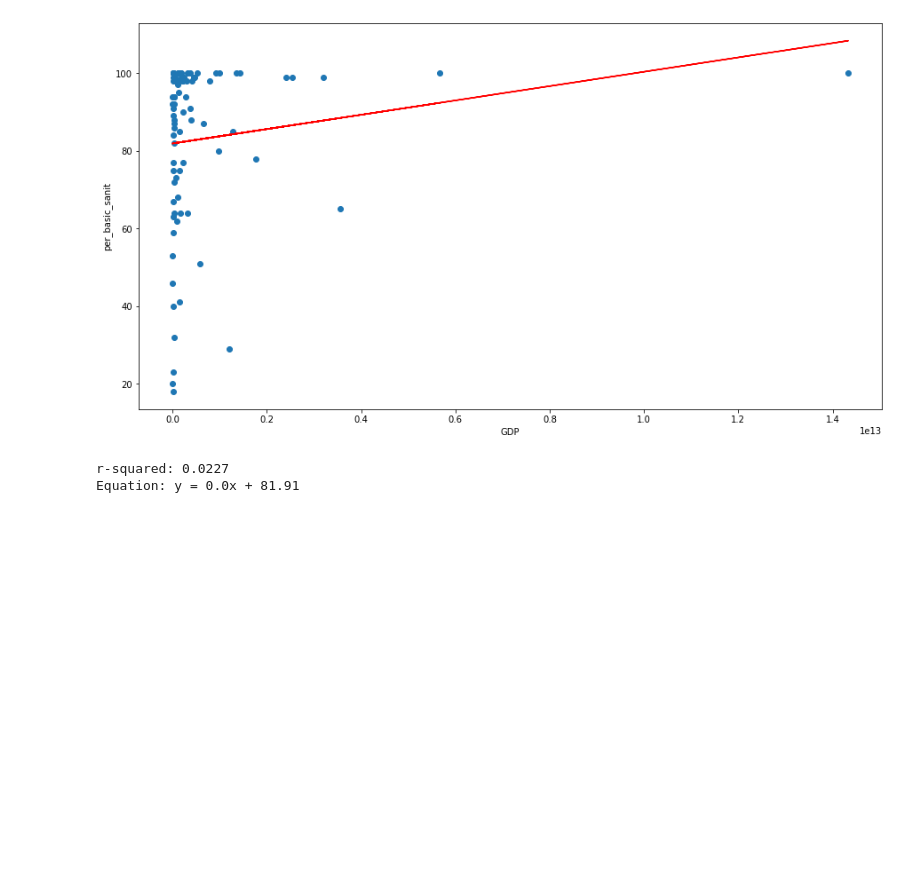
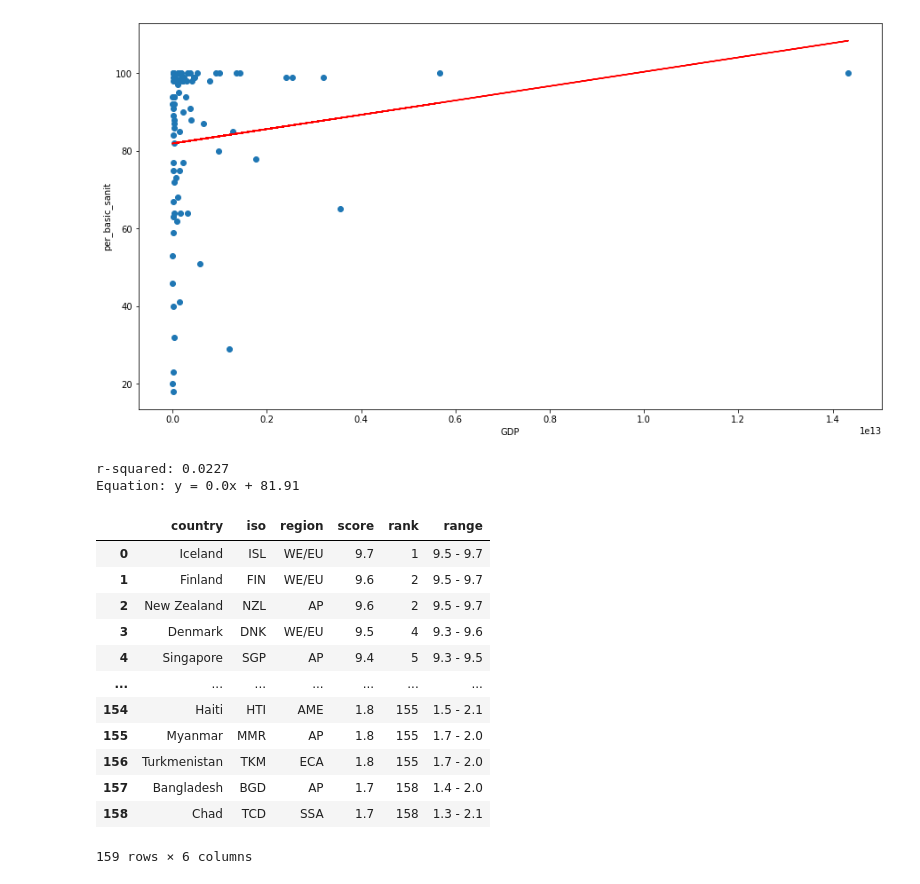
Before and after one commit to matheusgratz/world_bank_vs_human_development_project_1, a Jupyter notebook: VersionLuis.ipynb, the cells around one changed output. Drawn from its saved outputs; the diff is of its cells as text; code cells hidden in the pictures; blank space fills up the shorter version.

```diff
--- a/VersionLuis.ipynb
+++ b/VersionLuis.ipynb
@@ -583,3 +583,21 @@ regression(x_values,y_values,"GDP","per_basic_sanit")
 [figure]
 r-squared: 0.0227
 Equation: y = 0.0x + 81.91
+# %%
+cor_path_2005="CorruptionPy/CPI_DATA/CPI_2005.csv"
+
+corruption_2005=pd.read_csv(cor_path_2005)
+# %% [output]
+|  | country | iso | region | score | rank | range |
+| 0 | Iceland | ISL | WE/EU | 9.7 | 1 | 9.5 - 9.7 |
+| 1 | Finland | FIN | WE/EU | 9.6 | 2 | 9.5 - 9.7 |
+| 2 | New Zealand | NZL | AP | 9.6 | 2 | 9.5 - 9.7 |
+| 3 | Denmark | DNK | WE/EU | 9.5 | 4 | 9.3 - 9.6 |
+| 4 | Singapore | SGP | AP | 9.4 | 5 | 9.3 - 9.5 |
+| ... | ... | ... | ... | ... | ... | ... |
+| 154 | Haiti | HTI | AME | 1.8 | 155 | 1.5 - 2.1 |
+| 155 | Myanmar | MMR | AP | 1.8 | 155 | 1.7 - 2.0 |
+| 156 | Turkmenistan | TKM | ECA | 1.8 | 155 | 1.7 - 2.0 |
+| 157 | Bangladesh | BGD | AP | 1.7 | 158 | 1.4 - 2.0 |
+| 158 | Chad | TCD | SSA | 1.7 | 158 | 1.3 - 2.1 |
+159 rows × 6 columns
```
Also changed, not shown: 4 other files.
